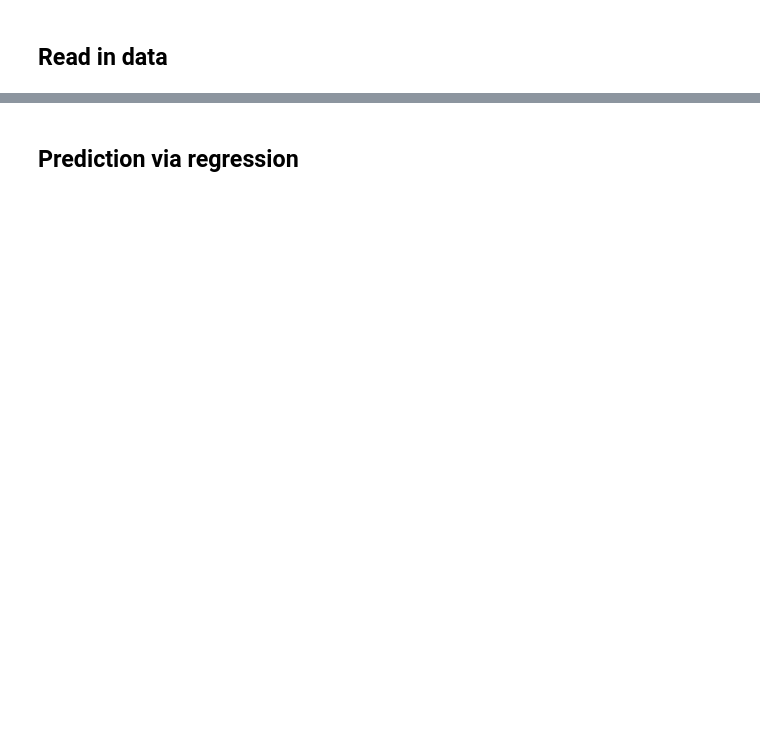
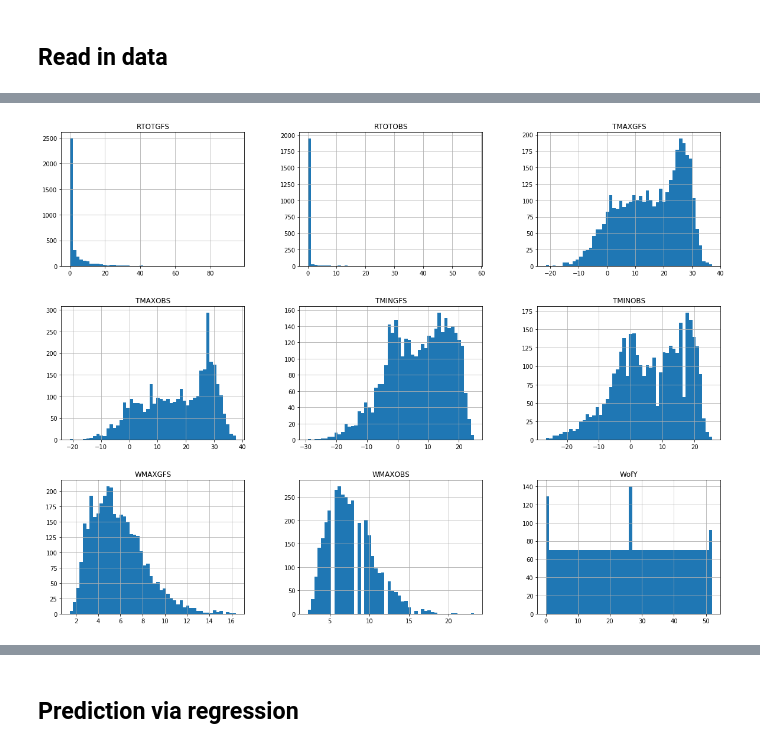
Before and after one commit to ylu4/ATMS-597-Project-4-Wx-Prediction, a Jupyter notebook: GroupE_Project4.ipynb, the cells around one changed output, grey strips where cells are left out. Cells and saved outputs as stored; diff of their text form; code cells hidden in the pictures; blank space fills up the shorter version.

```diff
--- a/GroupE_Project4.ipynb
+++ b/GroupE_Project4.ipynb
@@ -12,6 +12,12 @@ import seaborn as sns
 import datetime as dt
 # %% [markdown]
 ## Read in data
+# %%
+datapath = "./dataset/"
 # %%
-all_daily_data = pd.read_csv('/content/drive/My Drive/ATMS 597 Project 4/all_data_daily.csv', index_col = 'Timestamp')
-all_3hr_data   = pd.read_csv('/content/drive/My Drive/ATMS 597 Project 4/all_data_3hr.csv', index_col = 'Timestamp')
+all_daily_data = pd.read_csv(datapath+'all_data_daily.csv', index_col = 'Timestamp')
+all_3hr_data   = pd.read_csv(datapath+'all_data_3hr.csv', index_col = 'Timestamp')
+# %%
+# add week of year
+DofY_daily = [pd.Period(day).dayofyear for day in all_daily_data.index.values]
+all_daily_data["WofY"] = np.array(DofY_daily) // 7
@@ -17,0 +127,5 @@ all_3hr_data   = pd.read_csv('/content/drive/My Drive/ATMS 597 Project 4/all_dat
+# %%
+all_daily_data.hist(bins=50, figsize=(20, 15))
+plt.show()
+# %% [output]
+[figure, added]
```
Also changed, not shown: parts of 26 cells of this notebook, 4 other files.
